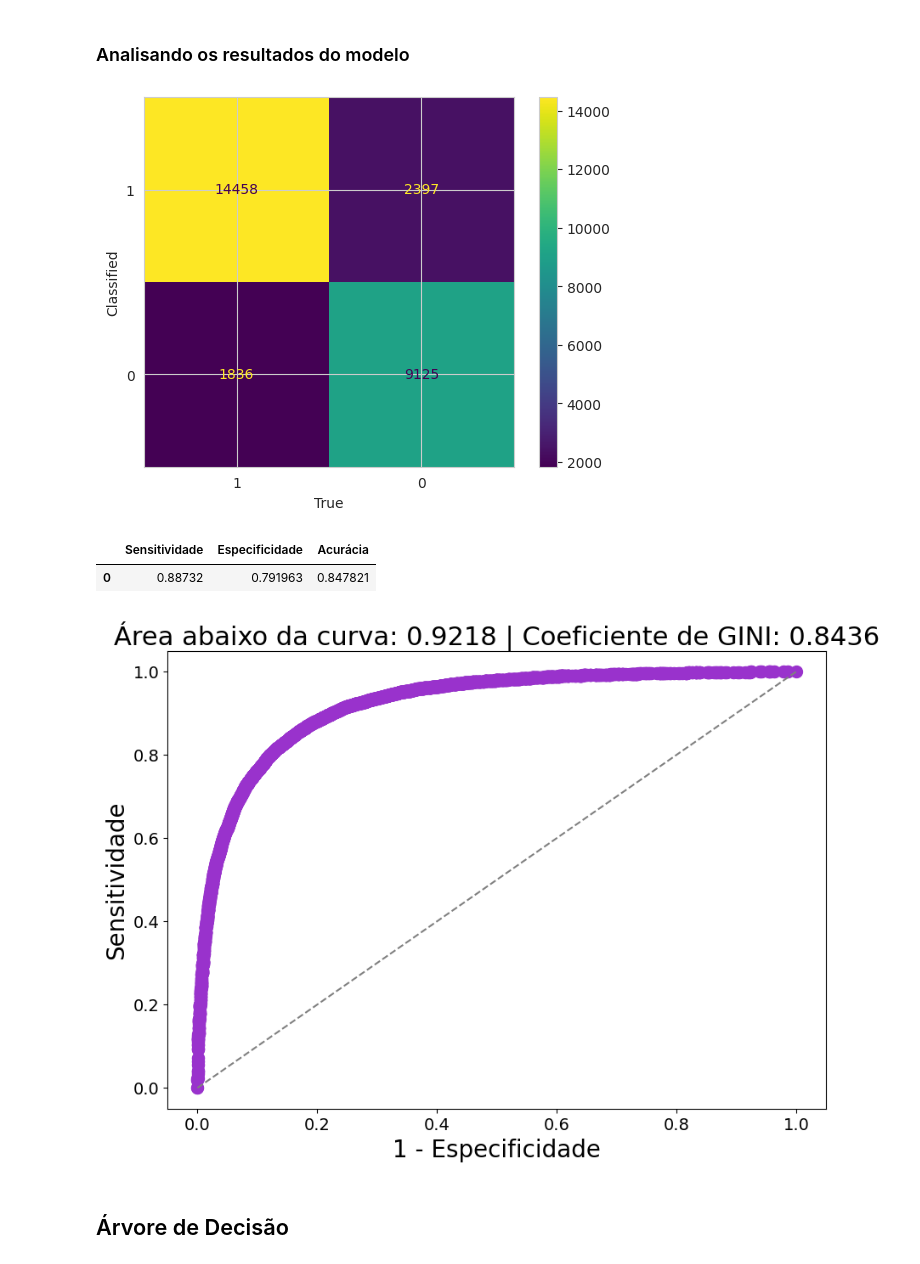
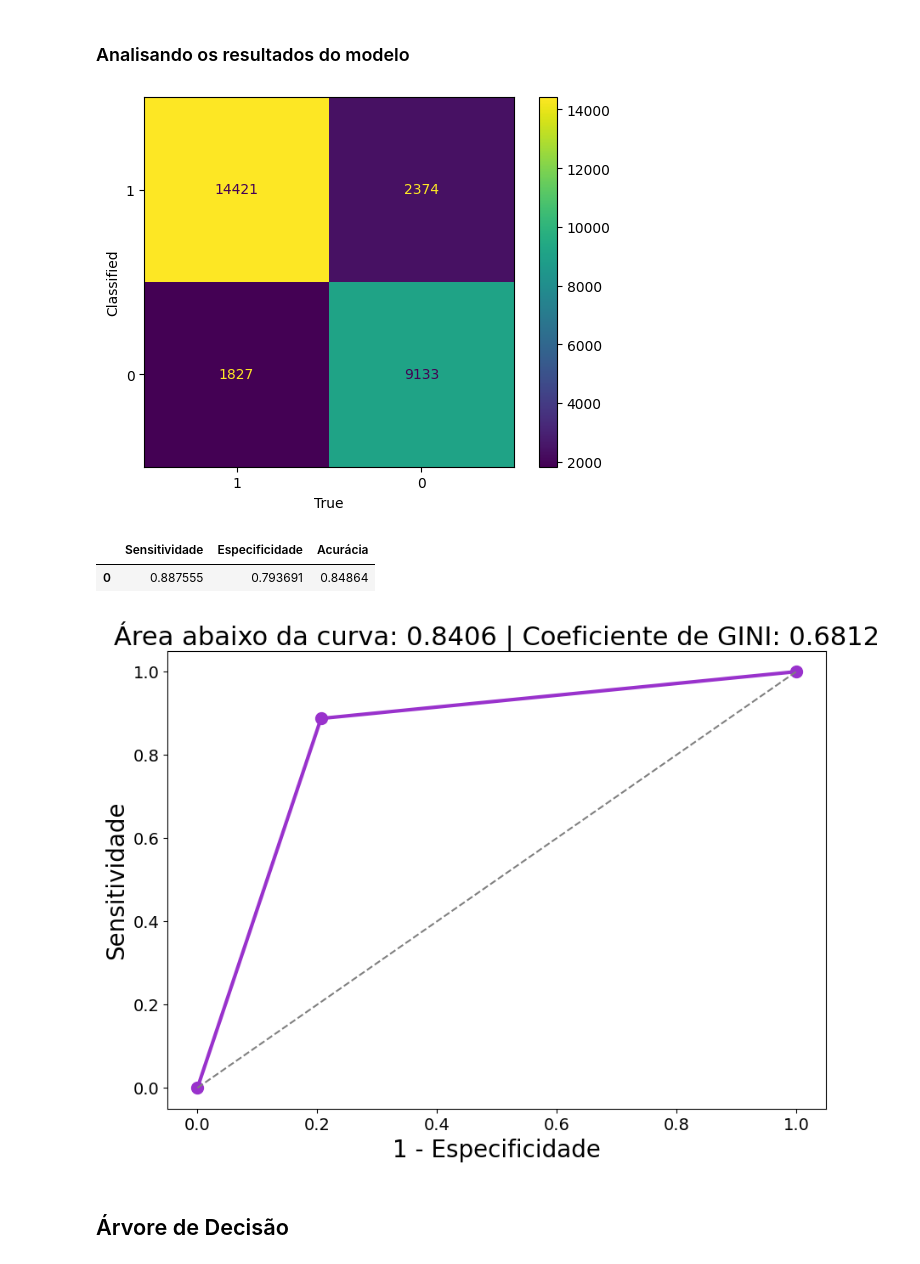
Before and after one commit to gribeiros/depression-dataset, a Jupyter notebook: notebook/drepession-dataset.ipynb, the cells around one changed output. Cells and saved outputs as stored; diff of their text form; code cells hidden in the pictures.

```diff
--- a/notebook/drepession-dataset.ipynb
+++ b/notebook/drepession-dataset.ipynb
@@ -116,3 +546,0 @@ dtype: int64
-# %%
-# Removendo os valores nulos
-df.dropna(inplace=True)
@@ -602,7 +561,6 @@ df1.shape
 # %%
-df_dummies.columns = df_dummies.columns.str.replace('-', '_', regex=True)
-
-list_colums_dummies = list(df_dummies.drop(columns=['Depression']).columns)
+df.columns = df.columns.str.replace(r'\s|-', '_', regex=True)
+list_colums_dummies = list(df.drop(columns=['Depression']).columns)
 formula_dummies_model = ' + '.join(list_colums_dummies)
 formula_dummies_model = 'Depression ~ ' + formula_dummies_model
 formula_dummies_model
@@ -694,3 +625,5 @@ Logit Regression Results
 # %% [markdown]
 ### Analisando os resultados do modelo
+# %%
+df_logitic_r = df.copy()
 # %%
@@ -728,31 +651,36 @@ df_dummies['phat'] = stepwise_model.predict()
+# %%
+
+df_logitic_r['phat'] = stepwise_model.predict()
+
+cut_off = 0.5
+df_logitic_r['phat'] = df_logitic_r['phat'].apply(lambda x: 1 if x > cut_off else 0)
 # %%
-confusion_matrix_plot(observated=df_dummies['Depression'],
-                      predicts=df_dummies['phat'],
-                      cutoff=0.5)
+confusion_matrix_plot(observated=df_logitic_r['Depression'],
+                      predicts=df_logitic_r['phat'])
 # %% [output]
-[figure, old version]
+[figure, new version]
 |  | Sensitividade | Especificidade | Acurácia |
-| 0 | 0.88732 | 0.791963 | 0.847821 |
+| 0 | 0.887555 | 0.793691 | 0.84864 |
 # %%
-fpr, tpr, thresholds = roc_curve(df_dummies['Depression'],
-                                 df_dummies['phat'])
+fpr, tpr, thresholds = roc_curve(df_logitic_r['Depression'],
+                                 df_logitic_r['phat'])
 roc_auc = auc(fpr, tpr)
 
 gini = (roc_auc - 0.5)/(0.5)
 
 # Plotando a curva ROC
 plt.figure(figsize=(10, 7))
 plt.plot(fpr, tpr, marker='o', color='darkorchid', markersize=10, linewidth=3)
 plt.plot(fpr, fpr, color='gray', linestyle='dashed')
 plt.title('Área abaixo da curva: %g' % round(roc_auc, 4) +
           ' | Coeficiente de GINI: %g' % round(gini, 4), fontsize=22)
 plt.xlabel('1 - Especificidade', fontsize=20)
 plt.ylabel('Sensitividade', fontsize=20)
 plt.xticks(np.arange(0, 1.1, 0.2), fontsize=14)
 plt.yticks(np.arange(0, 1.1, 0.2), fontsize=14)
 plt.show()
 # %% [output]
-[figure, old version]
+[figure, new version]
 # %% [markdown]
 ## Árvore de Decisão
 # %% [markdown]
```
Also changed, not shown: parts of 154 cells of this notebook, 1 other file.
